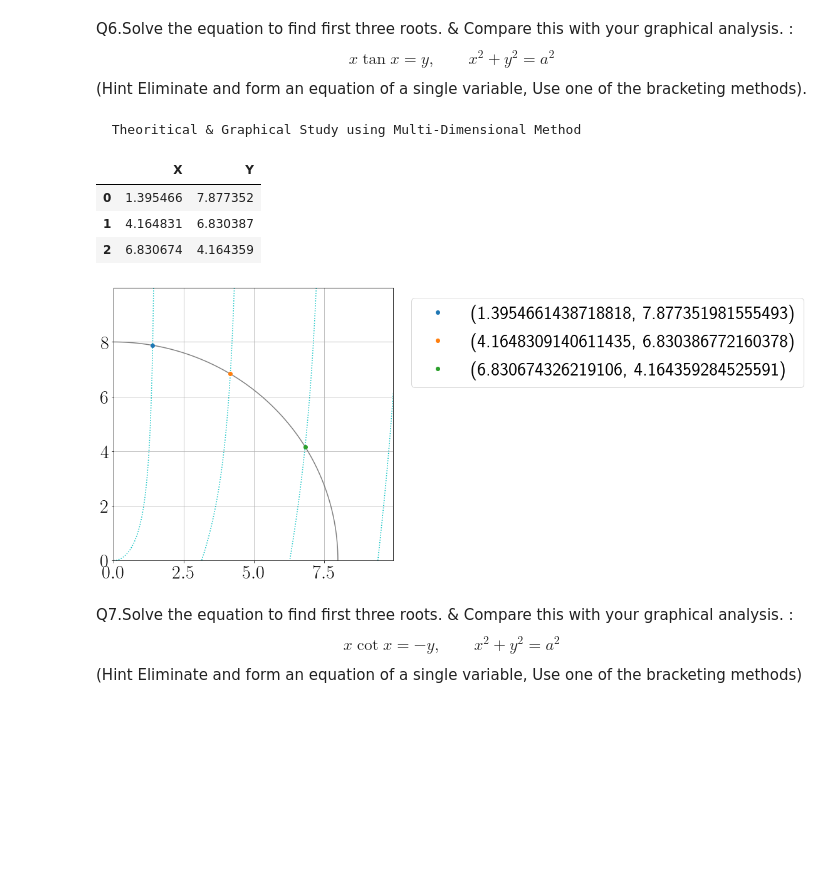
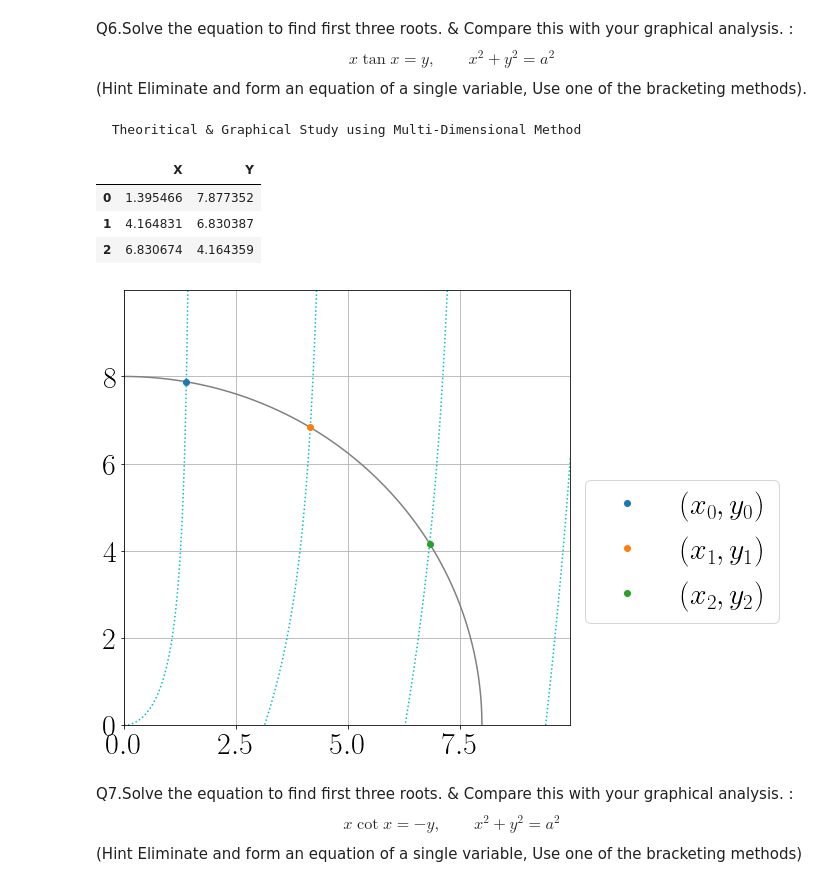
Before and after one commit to Chaks1603/-Computational-Physics-WBSU-, a Jupyter notebook: Semester 2/Assignment .ipynb, the cells around one changed output. Saved outputs shown, nothing was run; the diff lists cells and outputs as text; code cells hidden in the pictures; blank space fills up the shorter version.

```diff
--- a/Semester 2/Assignment .ipynb
+++ b/Semester 2/Assignment .ipynb
@@ -230,18 +230,20 @@ fixed quad : 3.141592653589793
  $$ \displaystyle{\lim_{\sigma \to 0} \frac{1}{\sigma \sqrt{2\pi}} e^{-\frac{(x-\mu)^2}{2 {\sigma}^2}} = \delta(x-\mu)} $$ where $\mu$ is the mean and $\sigma$ the standard deviation:  $$\int \cos x\delta(x-\mu) dx = -1$$
  where $\mu = \pi$
 # %%
-sigma=10
-E,s=[],[]
+𝜎=10
+𝜇=np.pi
+E,Σ=[],[]
 
 def f(x):
-    return np.cos(x)*(1/(sigma*(2*np.pi)**0.5))*np.exp(-(x-np.pi)**2/(2*(sigma)**2))
+    return np.cos(x)*(1/(𝜎*(2*𝜇)**0.5))*np.exp(-(x-𝜇)**2/(2*(𝜎)**2))
 
 for i in range(10):
-    a=si.quad(lambda x:f(x),np.pi-5*(sigma),np.pi+5*(sigma),limit=200)[0]
-    sigma=sigma*0.5
-    E.append(a)
-    s.append(sigma)
-    plt.plot(s,E,'b-')
+    𝛿=si.quad(lambda x:f(x),np.pi-5*(𝜎),np.pi+5*(𝜎),limit=200)[0]
+    𝜎=𝜎*0.5
+    E.append(𝛿)
+    Σ.append(𝜎)
+    plt.plot(Σ,E,'b-')
     plt.xlabel(r'$ \sigma \rightarrow $',fontsize=16)
+plt.title(r'$ {\lim_{\sigma \to 0} \frac{1}{\sigma \sqrt{2\pi}} e^{-\frac{(x-\mu)^2}{2 {\sigma}^2}} = \delta(x-\mu)} $')
 plt.show()
 # %% [output]
@@ -249,18 +251,19 @@ plt.show()
 # %% [markdown]
  Q2. Show that $\large\displaystyle{\lim_{\epsilon \to 0} \frac{1}{\pi}(\frac{\epsilon}{x^2 + \epsilon^2}) = \delta(x)} $ by applying it on two functions of $x$.
 # %%
-E=5
+𝜖=5
 A,s = [],[]
 
 def f(x):
-    return np.cos(x)*(1/np.pi)*(E/(x**2+E**2))
+    return np.cos(x)*(1/np.pi)*(𝜖/(x**2+𝜖**2))
 
 for i in range(10):
-    a=si.quad(lambda x:f(x),-150*E,150*E,limit=500)[0]
-    E=E*0.5
+    a=si.quad(lambda x:f(x),-150*𝜖,150*𝜖,limit=500)[0]
+    𝜖=𝜖*0.5
     A.append(a)
-    s.append(E)
+    s.append(𝜖)
     plt.plot(s,A,'k-')
     plt.xlabel(r'$ \epsilon \rightarrow $',fontsize=26)
+plt.title(r'${\lim_{\epsilon \to 0} \frac{1}{\pi}(\frac{\epsilon}{x^2 + \epsilon^2}) = \delta(x)} $')
 plt.show()
 # %% [output]
@@ -893,10 +894,10 @@ plt.contour( X, Y, G,[2], colors='c')
 
 Xr,Yr=[],[]
 print('  Theoritical & Graphical Study using Multi-Dimensional Method')
-for i in Roots:
-    Xr.append(i)
-    Yr.append(2/i)
-    plt.plot(i,2/i,'8',label=(i,2/i))
+for xi in Roots:
+    Xr.append(xi)
+    Yr.append(2/xi)
+    plt.plot(xi,2/xi,'8',label=(xi,2/xi))
 display(pd.DataFrame({'X':Xr,'Y':Yr}))
 plt.grid(True)
 plt.legend(bbox_to_anchor=(2.5, 0.8),fontsize=30,loc='center right')
@@ -957,36 +994,38 @@ delta = 0.025
 plt.subplots(figsize=(8,8))
 xrange = np.arange(0, 10, delta)
 yrange = np.arange(0, 10, delta)
 X, Y = np.meshgrid(xrange,yrange)
 G = (X*np.tan(X)) - Y
 GM=np.ma.masked_where(np.abs(G)>20., G)
 F = (X**2) + (Y**2)
 plt.contour(X, Y, F, [64], colors='grey')
 plt.contour(X, Y, GM, [0], colors='c',linestyles= 'dotted')
 
 def f(x):
     y=x*np.tan(x)
     return (x**2+y**2)-64
 
 Roots = MD(f, a = 1, root = 5, guess_interval = 0.4)
 Xr,Yr=[],[]
 print('  Theoritical & Graphical Study using Multi-Dimensional Method')
 for i in Roots:
     if (i>0) and (i*np.tan(i)>0):
         Xr.append(i)
         Yr.append(i*np.tan(i))
-        plt.plot(i,(i*np.tan(i)),'o',label=(i,(i*np.tan(i))))
+        plt.plot(i,(i*np.tan(i)),'o')
 display(pd.DataFrame({'X':Xr,'Y':Yr}))
 plt.grid(True)
-plt.legend(bbox_to_anchor=(2.5, 0.8),fontsize=30,loc='center right')
+#plt.legend(bbox_to_anchor=(2.5, 0.8),fontsize=30,loc='center right')
+plt.legend(['$(x_0,y_0)$','$(x_1,y_1)$','$(x_2,y_2)$','$(x_3,y_3)$'],
+           bbox_to_anchor=(1.5, 0.4),fontsize=30,loc='center right')
 plt.show()
 # %% [output]
   Theoritical & Graphical Study using Multi-Dimensional Method
 |  | X | Y |
 | 0 | 1.395466 | 7.877352 |
 | 1 | 4.164831 | 6.830387 |
 | 2 | 6.830674 | 4.164359 |
-[figure, old version]
+[figure, new version]
 # %% [markdown]
 Q7.Solve the equation to find first three roots. & Compare this with your graphical analysis. :
 $$ x\cot x=-y,\qquad x^2+y^2=a^2$$
```
Also changed, not shown: parts of 7 cells of this notebook.
